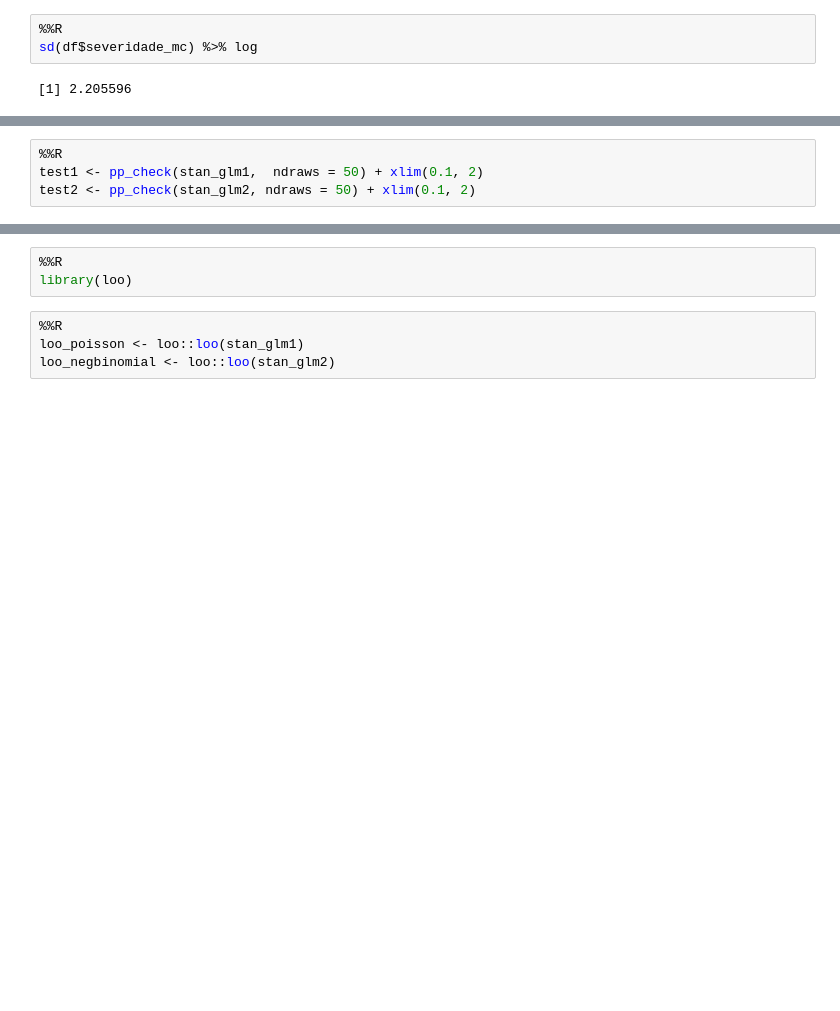
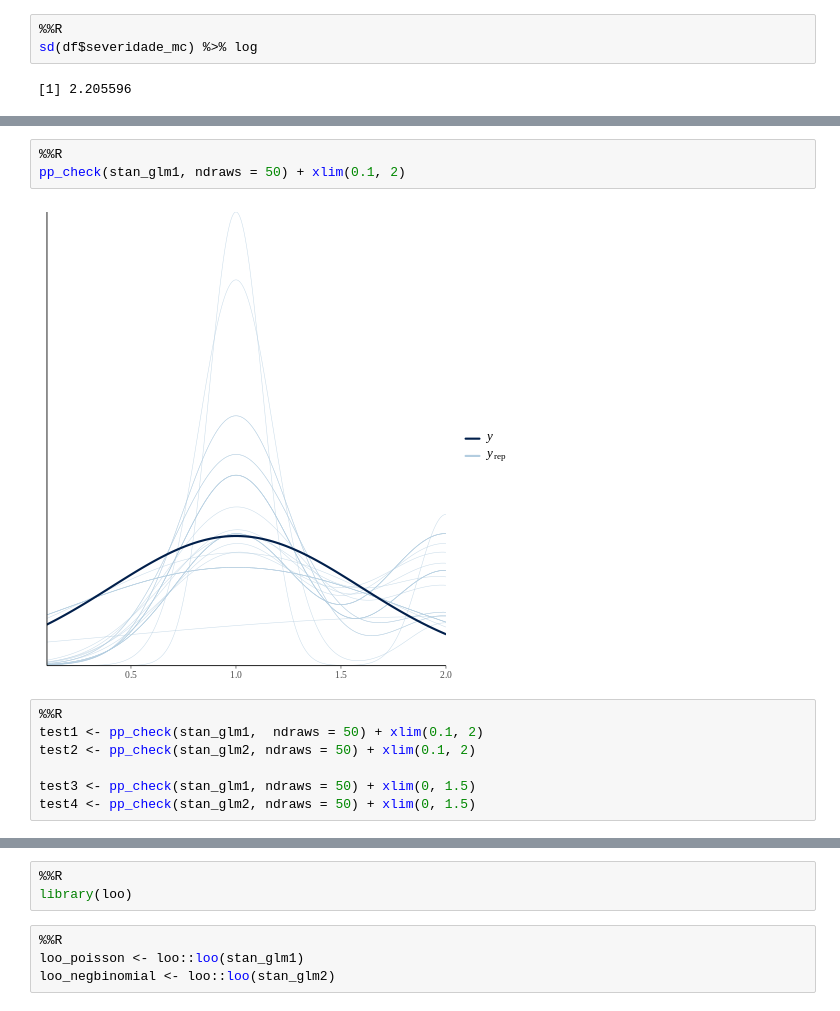
Before and after one commit to uervitonsantos/Atividade_Analise_Bayeseana_Com_RSTAN, a Jupyter notebook: trabalho_de_estatistivca_bayesiana.ipynb, the cells around one changed output, grey strips where cells are left out. Saved outputs shown, nothing was run; the diff lists cells and outputs as text; blank space fills up the shorter version.

```diff
--- a/trabalho_de_estatistivca_bayesiana.ipynb
+++ b/trabalho_de_estatistivca_bayesiana.ipynb
@@ -162,7 +209,15 @@ Chain 4:
+# %%
+%%R
+pp_check(stan_glm1, ndraws = 50) + xlim(0.1, 2)
+# %% [output]
+[figure, added]
 # %%
 %%R
 test1 <- pp_check(stan_glm1,  ndraws = 50) + xlim(0.1, 2)
 test2 <- pp_check(stan_glm2, ndraws = 50) + xlim(0.1, 2)
+
+test3 <- pp_check(stan_glm1, ndraws = 50) + xlim(0, 1.5)
+test4 <- pp_check(stan_glm2, ndraws = 50) + xlim(0, 1.5)
 # %%
 %%R
 t1 <- test1 + ggtitle("Poisson")
```
Also changed, not shown: parts of 11 cells of this notebook.
